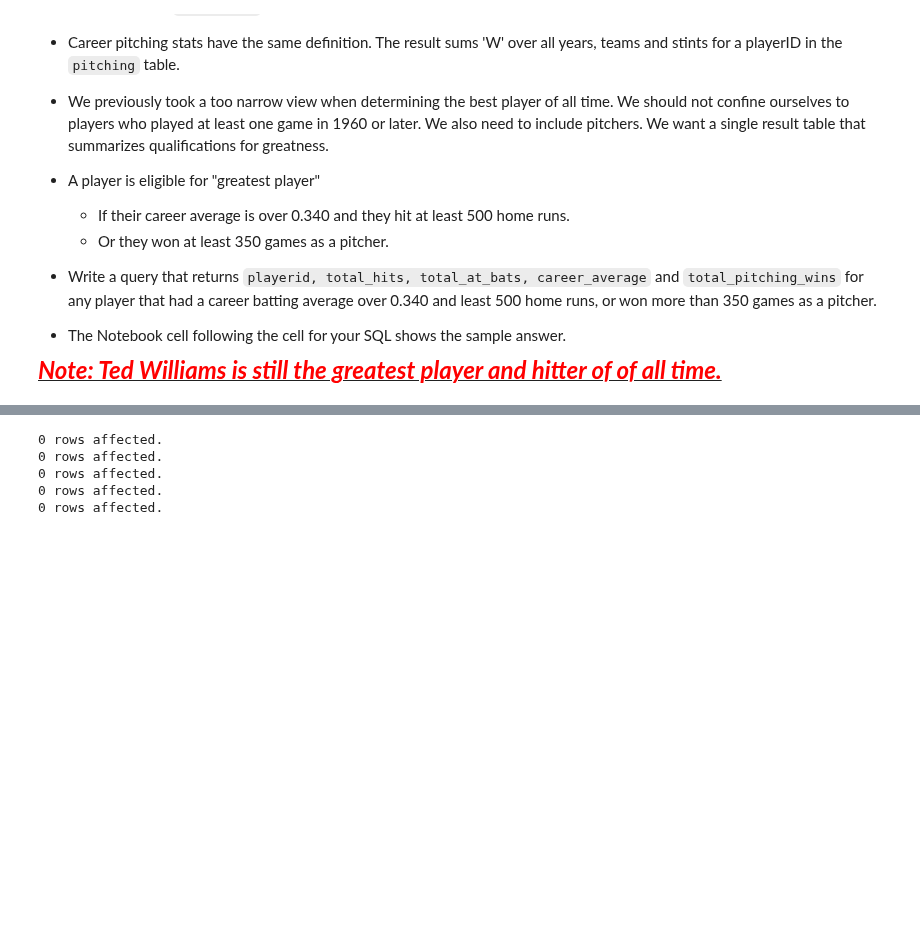
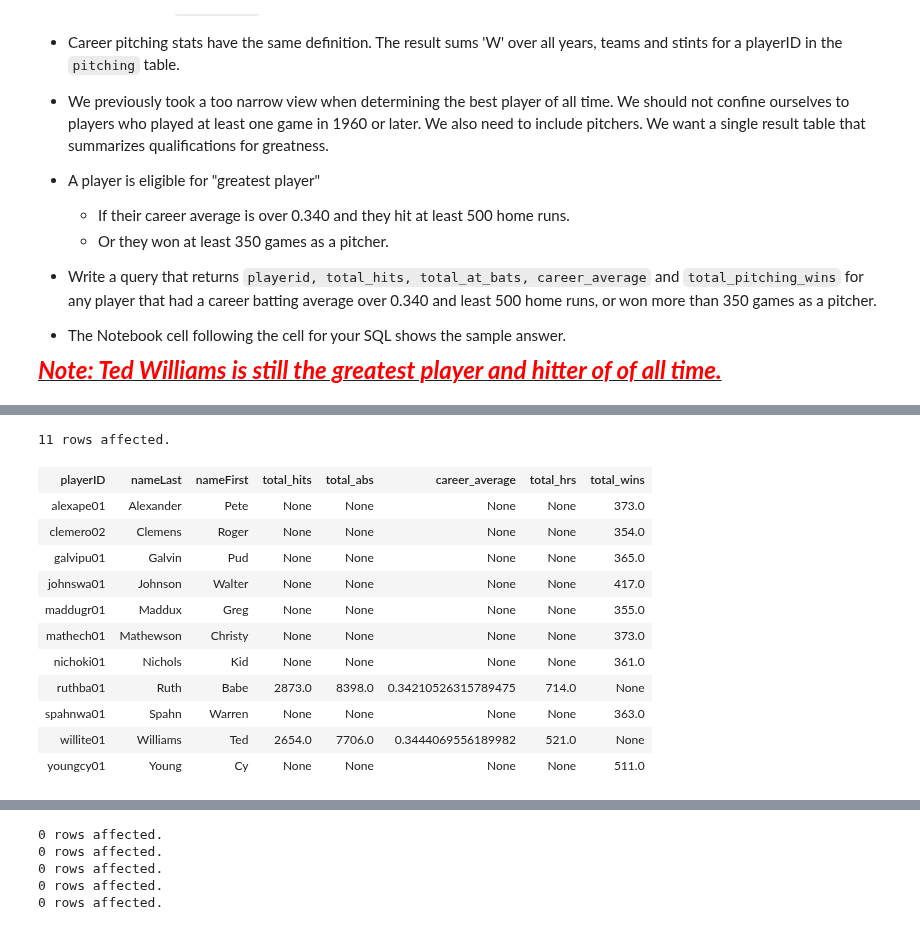
Before and after one commit to pow25/database, a Jupyter notebook: midterm-w4111-fall-2018-v1-public.ipynb, the cells around one changed output, grey strips where cells are left out. Cells and saved outputs as stored; diff of their text form; code cells hidden in the pictures; blank space fills up the shorter version.

```diff
--- a/midterm-w4111-fall-2018-v1-public.ipynb
+++ b/midterm-w4111-fall-2018-v1-public.ipynb
@@ -209,3 +194,35 @@ where halloffame.playerID not in ( select distinct playerID from managers union
+# %%
+%sql select * from ( \
+                    (SELECT Batting.playerID, \
+                     (SELECT People.nameLast FROM People WHERE People.playerID=Batting.playerID) as nameLast, \
+                     (SELECT People.nameFirst FROM People WHERE People.playerID=Batting.playerID) as nameFirst, \
+                     sum(Batting.h) as total_hits, \
+                     sum(Batting.ab) as total_abs, \
+                     sum(Batting.h)/sum(batting.ab) as career_average, \
+                     sum(Batting.hr) as total_hrs, \
+                     null as total_wins \
+                     FROM Batting GROUP BY playerId HAVING career_average > 0.340 AND total_hrs >= 500 ) \
+                    union \
+                    (SELECT pitching.playerID, \
+                     (SELECT People.nameLast FROM People WHERE People.playerID=pitching.playerID) as nameLast, \
+                     (SELECT People.nameFirst FROM People WHERE People.playerID=pitching.playerID) as nameFirst, \
+                     null as total_hits, null as total_abs, null as career_average, null as total_hrs, sum(W) as total_wins \
+                     FROM pitching GROUP BY playerID HAVING total_wins > 350 ) \
+                   ) as i group by playerID order by playerID;
+# %% [output]
+11 rows affected.
+| playerID | nameLast | nameFirst | total_hits | total_abs | career_average | total_hrs | total_wins |
+| alexape01 | Alexander | Pete | None | None | None | None | 373.0 |
+| clemero02 | Clemens | Roger | None | None | None | None | 354.0 |
+| galvipu01 | Galvin | Pud | None | None | None | None | 365.0 |
+| johnswa01 | Johnson | Walter | None | None | None | None | 417.0 |
+| maddugr01 | Maddux | Greg | None | None | None | None | 355.0 |
+| mathech01 | Mathewson | Christy | None | None | None | None | 373.0 |
+| nichoki01 | Nichols | Kid | None | None | None | None | 361.0 |
+| ruthba01 | Ruth | Babe | 2873.0 | 8398.0 | 0.34210526315789475 | 714.0 | None |
+| spahnwa01 | Spahn | Warren | None | None | None | None | 363.0 |
+| willite01 | Williams | Ted | 2654.0 | 7706.0 | 0.3444069556189982 | 521.0 | None |
+| youngcy01 | Young | Cy | None | None | None | None | 511.0 |
 # %% [markdown]
 ## Question 3 $-$ Career Summary (2 points)
 
```
Also changed, not shown: parts of 2 cells of this notebook.
